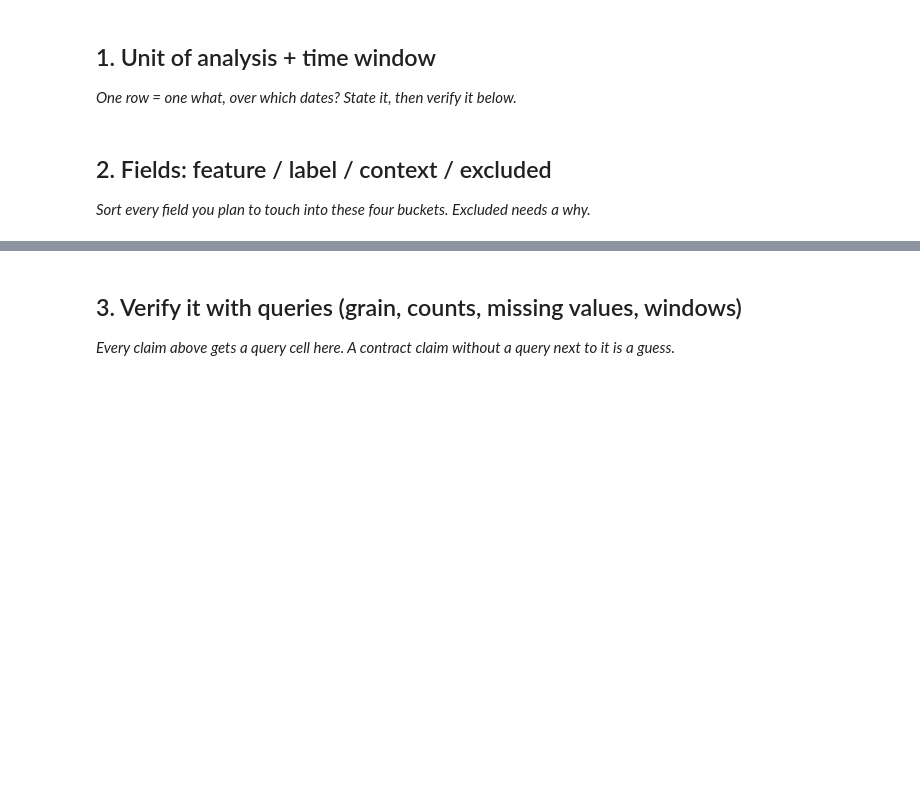
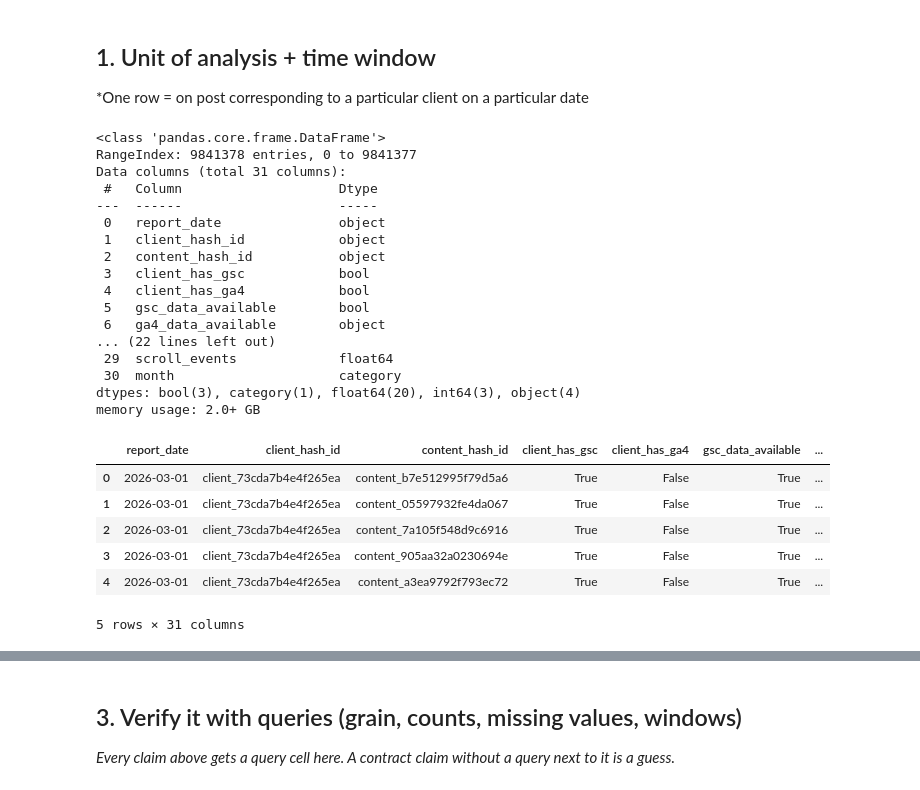
Before and after one commit to estuchis21/ml-internship-week1, a Jupyter notebook: work/notebooks/w03_data_contract.ipynb, the cells around one changed output, grey strips where cells are left out. Cells and saved outputs as stored; diff of their text form; code cells hidden in the pictures; blank space fills up the shorter version.

Commit message:
Se creó con Colab

```diff
--- a/work/notebooks/w03_data_contract.ipynb
+++ b/work/notebooks/w03_data_contract.ipynb
@@ -9,11 +11,53 @@ This skeleton is yours to fill. Work the sections **in order** — each one has
 # %% [markdown]
 ## 1. Unit of analysis + time window
 
-*One row = one what, over which dates? State it, then verify it below.*
+*One row = on post corresponding to a particular client on a particular date
 # %%
 # This cell is for CODE (numbers, a query, a check).
 # Write your text answer in the cell ABOVE this one — typing sentences here breaks Run All.
+!pip install -q datasets huggingface_hub pandas pyarrow
+from google.colab import userdata
+from huggingface_hub import login
+
+login(token=userdata.get("HF_TOKEN"))
+
+from huggingface_hub import list_repo_files
+
+files = list_repo_files(
+    repo_id="FlyRank/internship-warehouse",
+    repo_type="dataset"
+)
+
+import pandas as pd
+
+url = "hf://datasets/FlyRank/internship-warehouse/fact_content_daily_performance/month=2026-03/data_0.parquet"
+
+df = pd.read_parquet(url)
+
+df.info()
+df.head()
+# %% [output]
+<class 'pandas.core.frame.DataFrame'>
+RangeIndex: 9841378 entries, 0 to 9841377
+Data columns (total 31 columns):
+ #   Column                    Dtype
+---  ------                    -----
+ 0   report_date               object
+ 1   client_hash_id            object
+ 2   content_hash_id           object
+ 3   client_has_gsc            bool
+ 4   client_has_ga4            bool
+ 5   gsc_data_available        bool
+ 6   ga4_data_available        object
+... (22 lines left out)
+ 29  scroll_events             float64
+ 30  month                     category
+dtypes: bool(3), category(1), float64(20), int64(3), object(4)
+memory usage: 2.0+ GB
+|  | report_date | client_hash_id | content_hash_id | client_has_gsc | client_has_ga4 | gsc_data_available | ... |
+| 0 | 2026-03-01 | client_73cda7b4e4f265ea | content_b7e512995f79d5a6 | True | False | True | ... |
+| 1 | 2026-03-01 | client_73cda7b4e4f265ea | content_05597932fe4da067 | True | False | True | ... |
+| 2 | 2026-03-01 | client_73cda7b4e4f265ea | content_7a105f548d9c6916 | True | False | True | ... |
+| 3 | 2026-03-01 | client_73cda7b4e4f265ea | content_905aa32a0230694e | True | False | True | ... |
+| 4 | 2026-03-01 | client_73cda7b4e4f265ea | content_a3ea9792f793ec72 | True | False | True | ... |
+5 rows × 31 columns
-# %% [markdown]
-## 2. Fields: feature / label / context / excluded
-
-*Sort every field you plan to touch into these four buckets. Excluded needs a why.*
```
Also changed, not shown: parts of 8 cells of this notebook.
